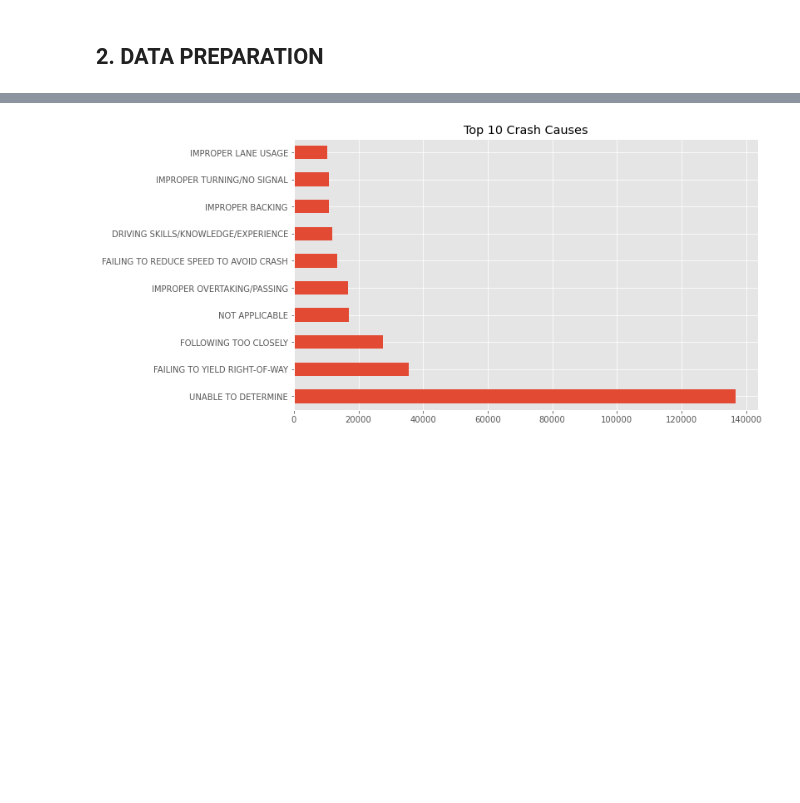
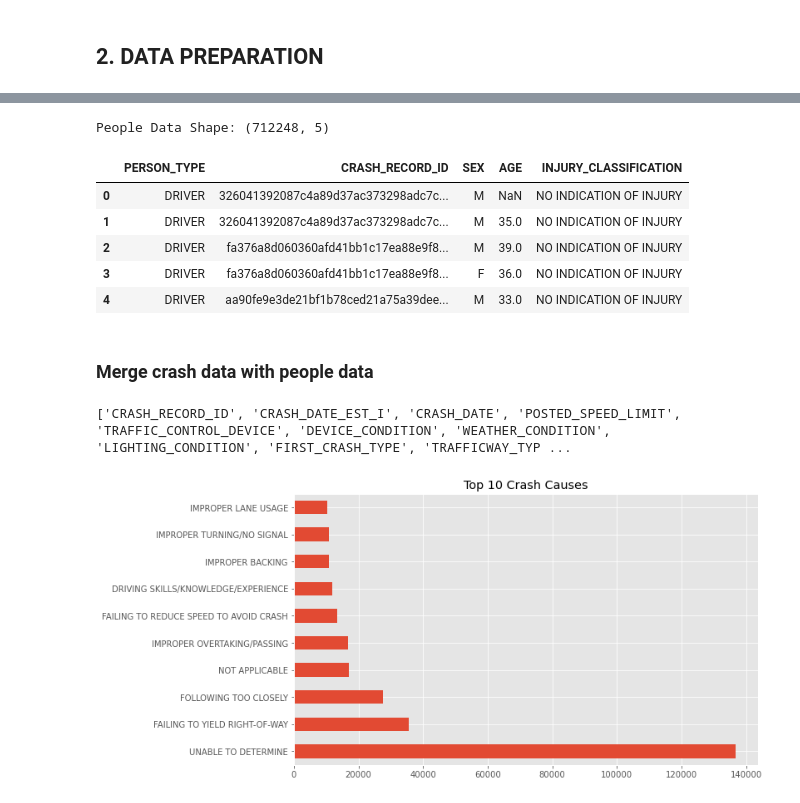
Before and after one commit to kungstar/chicago-crash-analysis, a Jupyter notebook: chicago-car-crash-analysis.ipynb, the cells around one changed output, grey strips where cells are left out. Drawn from its saved outputs; the diff is of its cells as text; code cells hidden in the pictures; blank space fills up the shorter version.

```diff
--- a/chicago-car-crash-analysis.ipynb
+++ b/chicago-car-crash-analysis.ipynb
@@ -91,0 +63,17 @@ dtype: int64
+# %%
+# Load people involved data
+people_cols = ['CRASH_RECORD_ID', 'PERSON_TYPE', 'AGE', 'SEX', 'INJURY_CLASSIFICATION']
+people_df = pd.read_csv('people-crashes.csv', usecols=people_cols)
+
+print(f"People Data Shape: {people_df.shape}")
+people_df.head()
+# %% [output]
+People Data Shape: (712248, 5)
+|  | PERSON_TYPE | CRASH_RECORD_ID | SEX | AGE | INJURY_CLASSIFICATION |
+| 0 | DRIVER | 326041392087c4a89d37ac373298adc7c... | M | NaN | NO INDICATION OF INJURY |
+| 1 | DRIVER | 326041392087c4a89d37ac373298adc7c... | M | 35.0 | NO INDICATION OF INJURY |
+| 2 | DRIVER | fa376a8d060360afd41bb1c17ea88e9f8... | M | 39.0 | NO INDICATION OF INJURY |
+| 3 | DRIVER | fa376a8d060360afd41bb1c17ea88e9f8... | F | 36.0 | NO INDICATION OF INJURY |
+| 4 | DRIVER | aa90fe9e3de21bf1b78ced21a75a39dee... | M | 33.0 | NO INDICATION OF INJURY |
+# %% [markdown]
+### Merge crash data with people data
@@ -92,3 +97,7 @@ dtype: int64
+# %%
+print(enhanced_df.columns.tolist())  # column names
+# %% [output]
+['CRASH_RECORD_ID', 'CRASH_DATE_EST_I', 'CRASH_DATE', 'POSTED_SPEED_LIMIT', 'TRAFFIC_CONTROL_DEVICE', 'DEVICE_CONDITION', 'WEATHER_CONDITION', 'LIGHTING_CONDITION', 'FIRST_CRASH_TYPE', 'TRAFFICWAY_TYP ...
 # %%
 # Target distribution
 plt.figure(figsize=(10,6))
```
Also changed, not shown: parts of 24 cells of this notebook.
